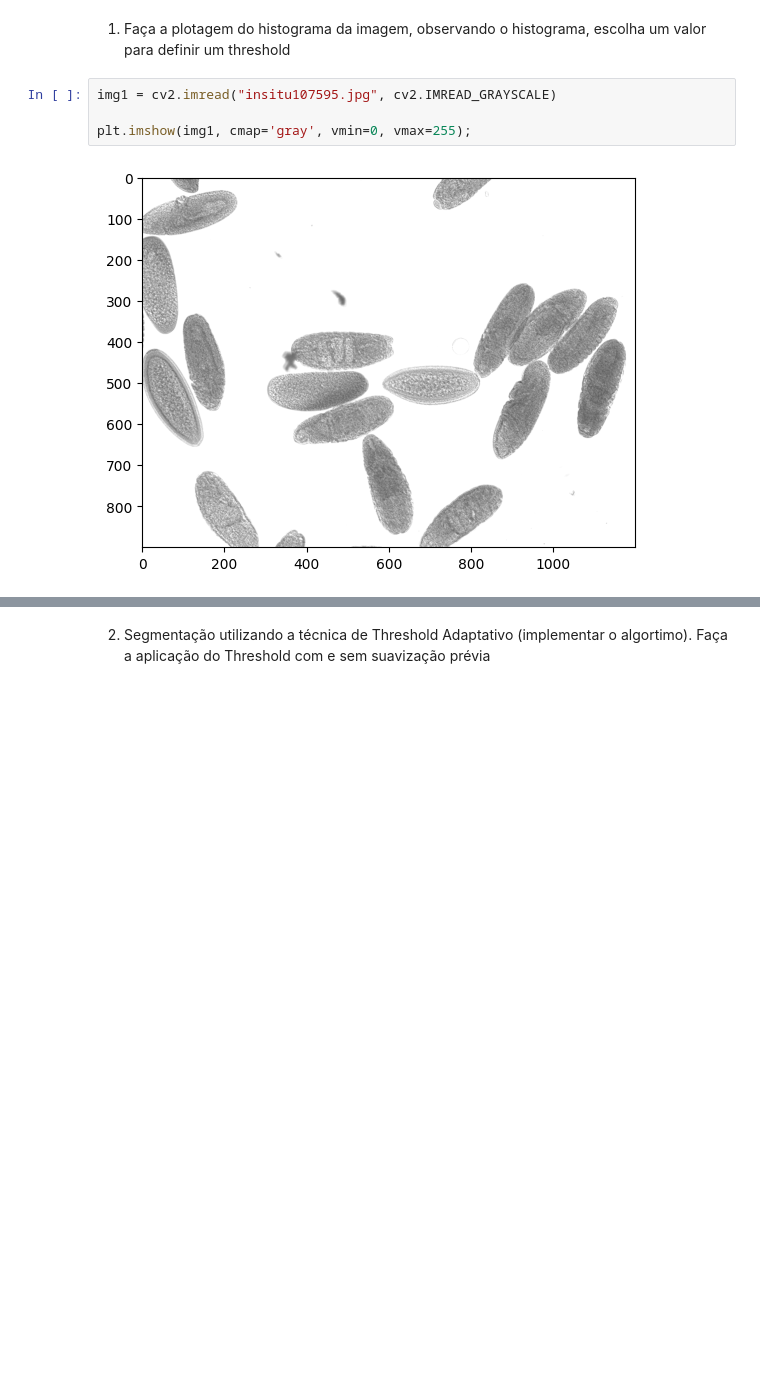
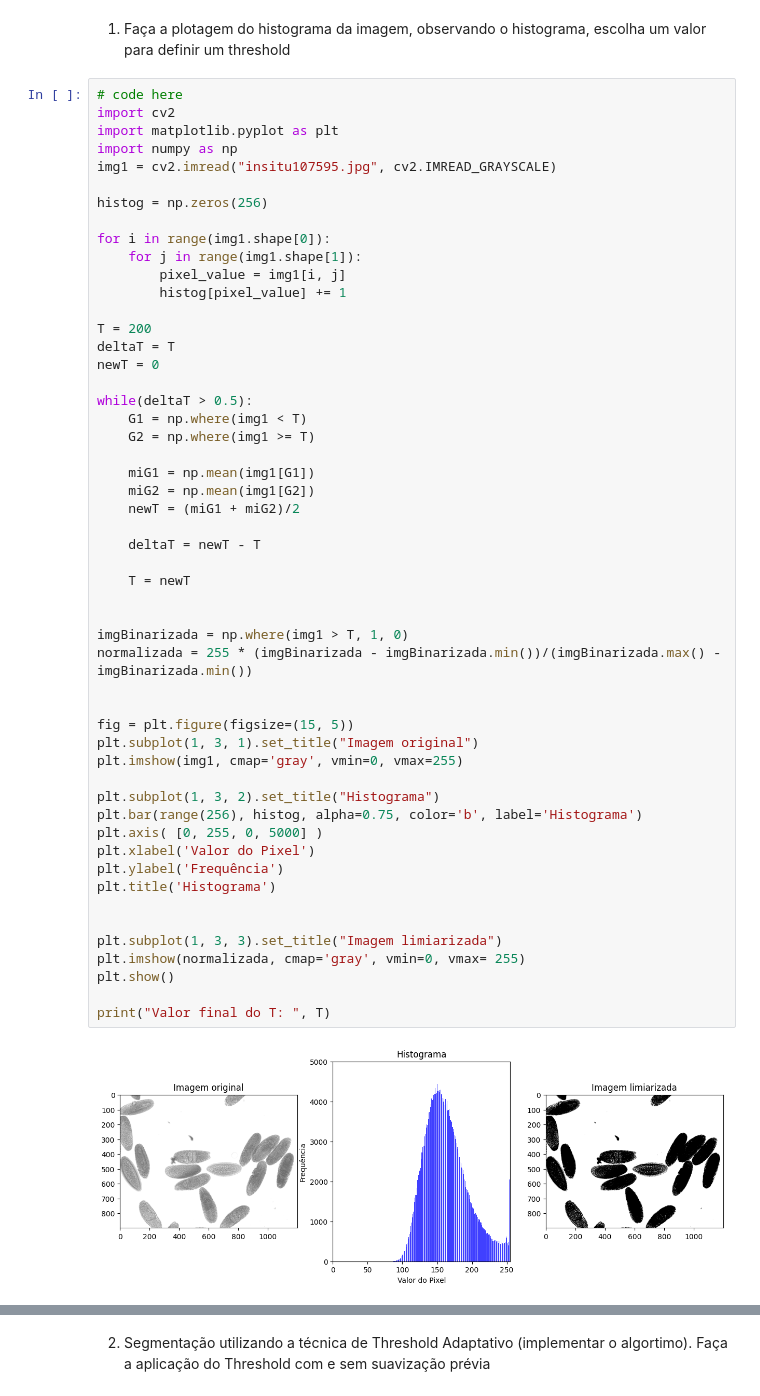
Before and after one commit to lazarojoabe/Processamento-Digital-De-Imagens, a Jupyter notebook: Lab06 - Thresholding/lab06.ipynb, the cells around one changed output, grey strips where cells are left out. Cells and saved outputs as stored; diff of their text form; blank space fills up the shorter version.

Commit message:
Lab06 finalizado

```diff
--- a/Lab06 - Thresholding/lab06.ipynb
+++ b/Lab06 - Thresholding/lab06.ipynb
@@ -7,9 +7,57 @@ import matplotlib.pyplot as plt
 import numpy as np
 # %% [markdown]
 1) Faça a plotagem do histograma da imagem, observando o histograma, escolha um valor para definir um threshold
-# %%
-img1 = cv2.imread("insitu107595.jpg", cv2.IMREAD_GRAYSCALE)
-
-plt.imshow(img1, cmap='gray', vmin=0, vmax=255);
-# %% [output]
-[figure, removed]
+# %%
+# code here
+import cv2
+import matplotlib.pyplot as plt
+import numpy as np
+img1 = cv2.imread("insitu107595.jpg", cv2.IMREAD_GRAYSCALE)
+
+histog = np.zeros(256)
+
+for i in range(img1.shape[0]):
+    for j in range(img1.shape[1]):
+        pixel_value = img1[i, j]
+        histog[pixel_value] += 1
+
+T = 200
+deltaT = T
+newT = 0
+
+while(deltaT > 0.5):
+    G1 = np.where(img1 < T)
+    G2 = np.where(img1 >= T)
+
+    miG1 = np.mean(img1[G1])
+    miG2 = np.mean(img1[G2])
+    newT = (miG1 + miG2)/2
+
+    deltaT = newT - T
+
+    T = newT
+
+
+imgBinarizada = np.where(img1 > T, 1, 0)
+normalizada = 255 * (imgBinarizada - imgBinarizada.min())/(imgBinarizada.max() - imgBinarizada.min())
+
+
+fig = plt.figure(figsize=(15, 5))
+plt.subplot(1, 3, 1).set_title("Imagem original")
+plt.imshow(img1, cmap='gray', vmin=0, vmax=255)
+
+plt.subplot(1, 3, 2).set_title("Histograma")
+plt.bar(range(256), histog, alpha=0.75, color='b', label='Histograma')
+plt.axis( [0, 255, 0, 5000] )
+plt.xlabel('Valor do Pixel')
+plt.ylabel('Frequência')
+plt.title('Histograma')
+
+
+plt.subplot(1, 3, 3).set_title("Imagem limiarizada")
+plt.imshow(normalizada, cmap='gray', vmin=0, vmax= 255)
+plt.show()
+
+print("Valor final do T: ", T)
+# %% [output]
+[figure, added]
```
Also changed, not shown: parts of 7 cells of this notebook.
